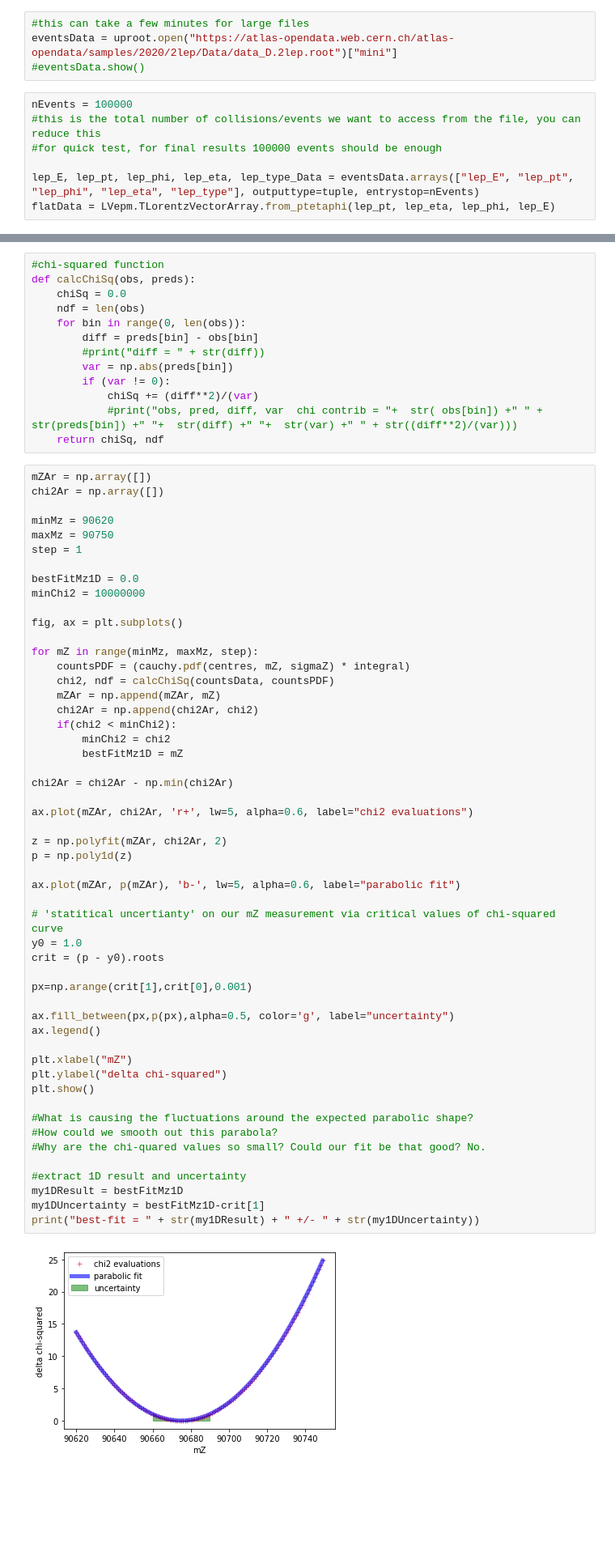
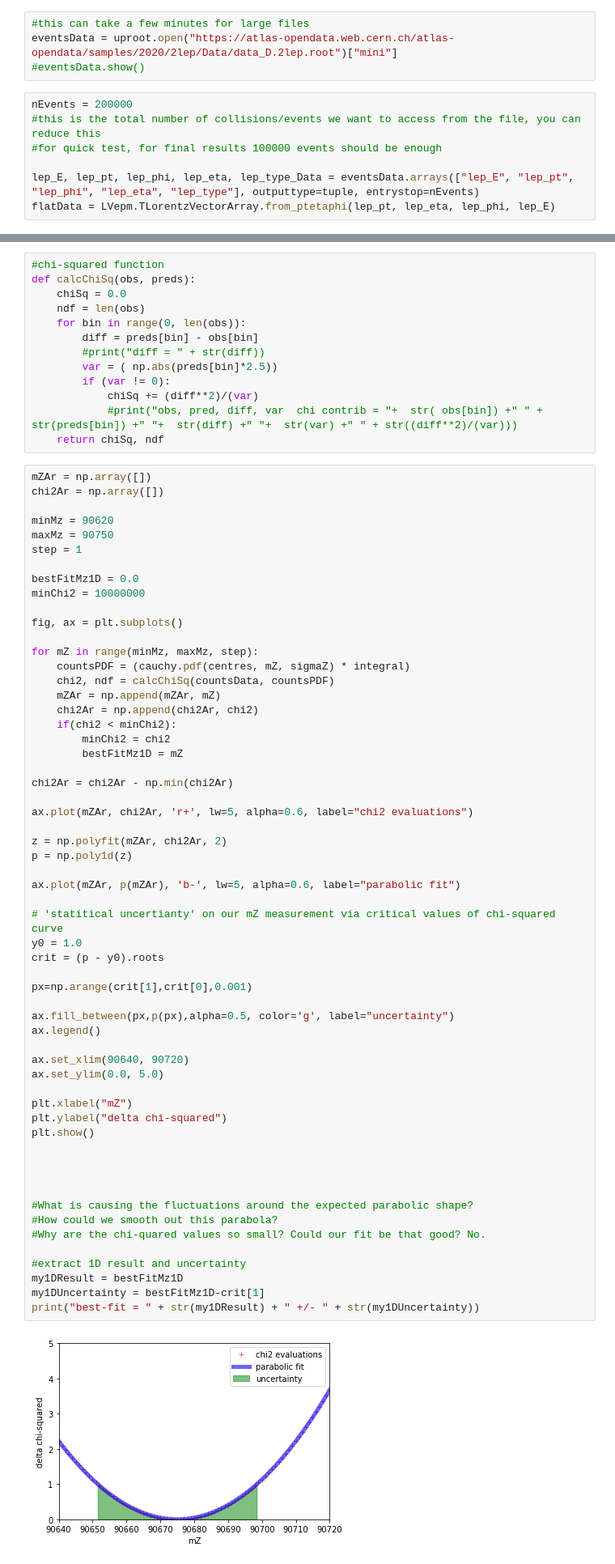
Before and after one commit to keaveney/UCT3rdYearLabATLASOpenData, a Jupyter notebook: Part1_MeasureTheZBosonMass.ipynb, the cells around one changed output, grey strips where cells are left out. Shown: that part at 81% size. Cells and saved outputs as stored; diff of their text form; blank space fills up the shorter version.

```diff
--- a/Part1_MeasureTheZBosonMass.ipynb
+++ b/Part1_MeasureTheZBosonMass.ipynb
@@ -14,7 +14,7 @@ import pandas as pd
 eventsData = uproot.open("https://atlas-opendata.web.cern.ch/atlas-opendata/samples/2020/2lep/Data/data_D.2lep.root")["mini"]
 #eventsData.show()
 # %%
-nEvents = 100000
+nEvents = 200000
 #this is the total number of collisions/events we want to access from the file, you can reduce this
 #for quick test, for final results 100000 events should be enough
 
@@ -122,7 +122,7 @@ def calcChiSq(obs, preds):
     for bin in range(0, len(obs)):
         diff = preds[bin] - obs[bin]
         #print("diff = " + str(diff))
-        var = np.abs(preds[bin])
+        var = ( np.abs(preds[bin]*2.5))
         if (var != 0):
             chiSq += (diff**2)/(var)
             #print("obs, pred, diff, var  chi contrib = "+  str( obs[bin]) +" " +  str(preds[bin]) +" "+  str(diff) +" "+  str(var) +" " + str((diff**2)/(var)))
@@ -153,31 +153,37 @@ chi2Ar = chi2Ar - np.min(chi2Ar)
 
 ax.plot(mZAr, chi2Ar, 'r+', lw=5, alpha=0.6, label="chi2 evaluations")
 
 z = np.polyfit(mZAr, chi2Ar, 2)
 p = np.poly1d(z)
 
 ax.plot(mZAr, p(mZAr), 'b-', lw=5, alpha=0.6, label="parabolic fit")
 
 # 'statitical uncertianty' on our mZ measurement via critical values of chi-squared curve
 y0 = 1.0
 crit = (p - y0).roots
 
 px=np.arange(crit[1],crit[0],0.001)
 
 ax.fill_between(px,p(px),alpha=0.5, color='g', label="uncertainty")
 ax.legend()
 
+ax.set_xlim(90640, 90720)
+ax.set_ylim(0.0, 5.0)
+
 plt.xlabel("mZ")
 plt.ylabel("delta chi-squared")
 plt.show()
+
+
+
 
 #What is causing the fluctuations around the expected parabolic shape?
 #How could we smooth out this parabola?
 #Why are the chi-quared values so small? Could our fit be that good? No.
 
 #extract 1D result and uncertainty
 my1DResult = bestFitMz1D
 my1DUncertainty = bestFitMz1D-crit[1]
 print("best-fit = " + str(my1DResult) + " +/- " + str(my1DUncertainty))
 # %% [output]
-[figure, old version]
+[figure, new version]
```
Also changed, not shown: parts of 4 cells of this notebook.
